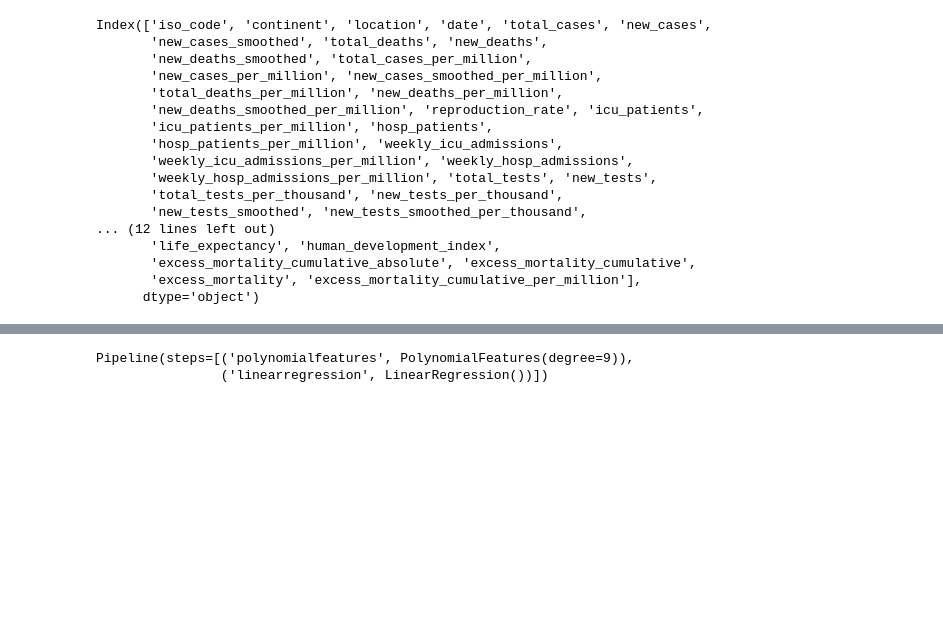
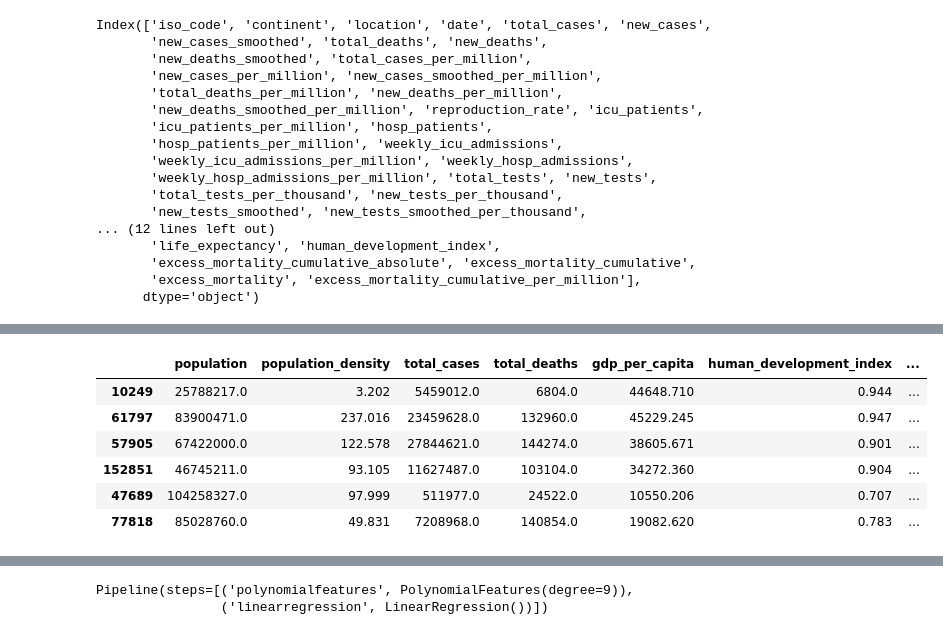
Before and after one commit to Mrpojam/CovIust_numerical_analysis, a Jupyter notebook: Models/DataPrepration.ipynb, the cells around one changed output, grey strips where cells are left out. Saved outputs shown, nothing was run; the diff lists cells and outputs as text; code cells hidden in the pictures; blank space fills up the shorter version.

```diff
--- a/Models/DataPrepration.ipynb
+++ b/Models/DataPrepration.ipynb
@@ -74,0 +51,15 @@ df.to_csv('statistical_data.csv')
+# %%
+statistical_data_spain = spain_data[statistical_columns].iloc[-1]
+statistical_data_spain['country'] = 'spain'
+statistical_data_germany = germany_data[statistical_columns].iloc[-1]
+statistical_data_germany['country'] = 'germany'
+statistical_data_france = france_data[statistical_columns].iloc[-1]
+statistical_data_france['country'] = 'france'
+statistical_data_australia = australia_data[statistical_columns].iloc[-1]
+statistical_data_australia['country'] = 'australlia'
+
+statistical_data_iran = iran_data[statistical_columns].iloc[-1]
+statistical_data_iran['country'] = 'iran'
+
+statistical_data_canada = canada_data[statistical_columns].iloc[-1]
+statistical_data_canada['country'] = 'egypt'
@@ -74,0 +81,13 @@ df.to_csv('statistical_data.csv')
+# %%
+ df = pd.DataFrame(data = [statistical_data_australia, statistical_data_germany, statistical_data_france, statistical_data_spain, statistical_data_canada, statistical_data_iran])
+df.to_csv('statistical_data.csv')
+# %%
+df
+# %% [output]
+|  | population | population_density | total_cases | total_deaths | gdp_per_capita | human_development_index | ... |
+| 10249 | 25788217.0 | 3.202 | 5459012.0 | 6804.0 | 44648.710 | 0.944 | ... |
+| 61797 | 83900471.0 | 237.016 | 23459628.0 | 132960.0 | 45229.245 | 0.947 | ... |
+| 57905 | 67422000.0 | 122.578 | 27844621.0 | 144274.0 | 38605.671 | 0.901 | ... |
+| 152851 | 46745211.0 | 93.105 | 11627487.0 | 103104.0 | 34272.360 | 0.904 | ... |
+| 47689 | 104258327.0 | 97.999 | 511977.0 | 24522.0 | 10550.206 | 0.707 | ... |
+| 77818 | 85028760.0 | 49.831 | 7208968.0 | 140854.0 | 19082.620 | 0.783 | ... |
```
Also changed, not shown: parts of 12 cells of this notebook, 9 other files.
